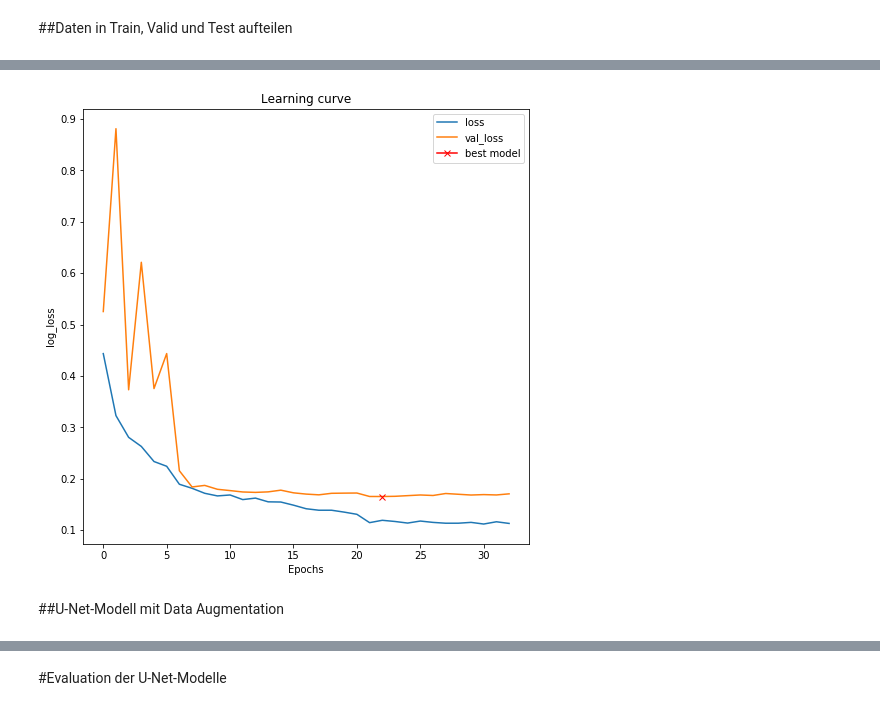
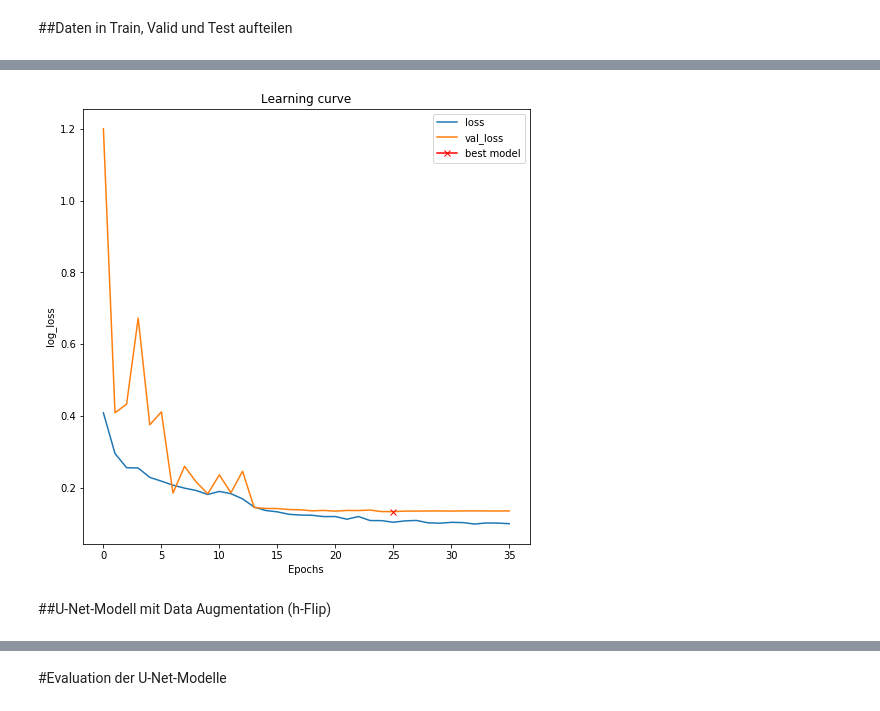
Before and after one commit to pwolscho/unet, a Jupyter notebook: u_net_final.ipynb, the cells around one changed output, grey strips where cells are left out. Cells and saved outputs as stored; diff of their text form; code cells hidden in the pictures.

```diff
--- a/u_net_final.ipynb
+++ b/u_net_final.ipynb
@@ -272,13 +280,16 @@ def get_unet(input_img, n_filters=16, dropout=0.5, batchnorm=True):
     return model
 # %%
 input_img = Input((128, 128, 1), name='img')
-model_standard = get_unet(input_img, n_filters=16, dropout=0.05, batchnorm=True)
-model_data_aug = get_unet(input_img, n_filters=16, dropout=0.05, batchnorm=True)
 
-model_standard.compile(optimizer=Adam(), loss="binary_crossentropy", metrics=[mean_iou])
-model_data_aug.compile(optimizer=Adam(), loss="binary_crossentropy", metrics=[mean_iou])
+model_std = get_unet(input_img, n_filters=16, dropout=0.05, batchnorm=True)
+model_h_flip = get_unet(input_img, n_filters=16, dropout=0.05, batchnorm=True)
+model_v_flip = get_unet(input_img, n_filters=16, dropout=0.05, batchnorm=True)
 
-model_standard.summary()
+model_std.compile(optimizer=Adam(), loss="binary_crossentropy", metrics=[mean_iou])
+model_h_flip.compile(optimizer=Adam(), loss="binary_crossentropy", metrics=[mean_iou])
+model_v_flip.compile(optimizer=Adam(), loss="binary_crossentropy", metrics=[mean_iou])
+
+model_std.summary()
 # %% [output]
 WARNING:tensorflow:From /usr/local/lib/python3.6/dist-packages/keras/backend/tensorflow_backend.py:541: The name tf.placeholder is deprecated. Please use tf.compat.v1.placeholder instead.
 
@@ -303,5 +340,3 @@ _________________________________________________________________
 ##Daten in Train, Valid und Test aufteilen
 # %%
 from sklearn.model_selection import train_test_split
-# %%
-X, y = get_scaled_X_y_data(train_path, 128, 128)
@@ -347,0 +391,24 @@ Epoch 00033: early stopping
+# %%
+# fit arguments
+# x                 input data
+# y                 target data
+# batch_size        number of samples that will be propagated through the network
+#                   (take the first batch_size samples from the training set and
+#                   train the network, next, take the second batch_size_samples)
+# epochs            number of epochs to train the model(an epoch is an iteration
+#                   over the entire x and y data provided)
+# callbacks         list of Callback instances to applay during training and
+#                   validation
+# validation_data   data on which to evaluate the loss and any model metrics at
+#                   the end of each epoch
+
+batch_size_std = 32
+epochs_std = 100
+
+results_std = model_std.fit(
+    X_train,
+    y_train,
+    batch_size=batch_size_std,
+    epochs=epochs_std,
+    callbacks=callbacks_std,
+    validation_data=(X_valid, y_valid))
@@ -350,13 +435,13 @@ import matplotlib.pyplot as plt
 # %%
 plt.figure(figsize=(8, 8))
 plt.title("Learning curve")
-plt.plot(results_standard.history["loss"], label="loss")
-plt.plot(results_standard.history["val_loss"], label="val_loss")
-plt.plot( np.argmin(results_standard.history["val_loss"]), np.min(results_standard.history["val_loss"]), marker="x", color="r", label="best model")
+plt.plot(results_std.history["loss"], label="loss")
+plt.plot(results_std.history["val_loss"], label="val_loss")
+plt.plot( np.argmin(results_std.history["val_loss"]), np.min(results_std.history["val_loss"]), marker="x", color="r", label="best model")
 plt.xlabel("Epochs")
 plt.ylabel("log_loss")
 plt.legend();
 # %% [output]
-[figure, old version]
+[figure, new version]
 # %% [markdown]
-##U-Net-Modell mit Data Augmentation
+##U-Net-Modell mit Data Augmentation (h-Flip)
```
Also changed, not shown: parts of 112 cells of this notebook.
